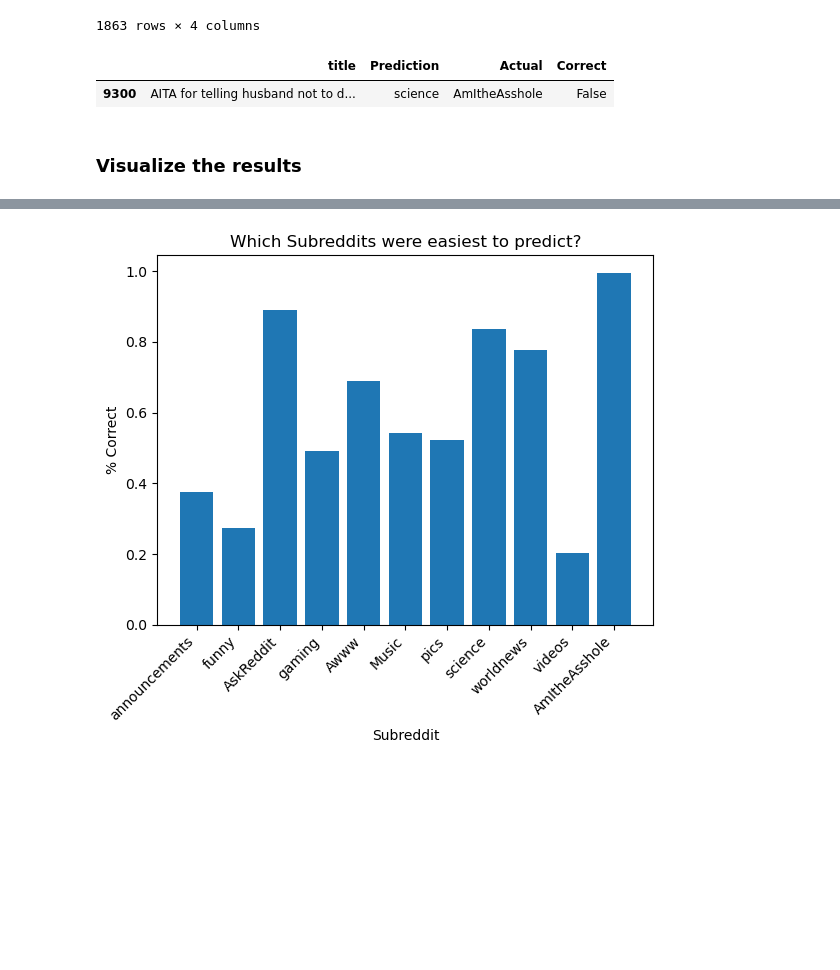
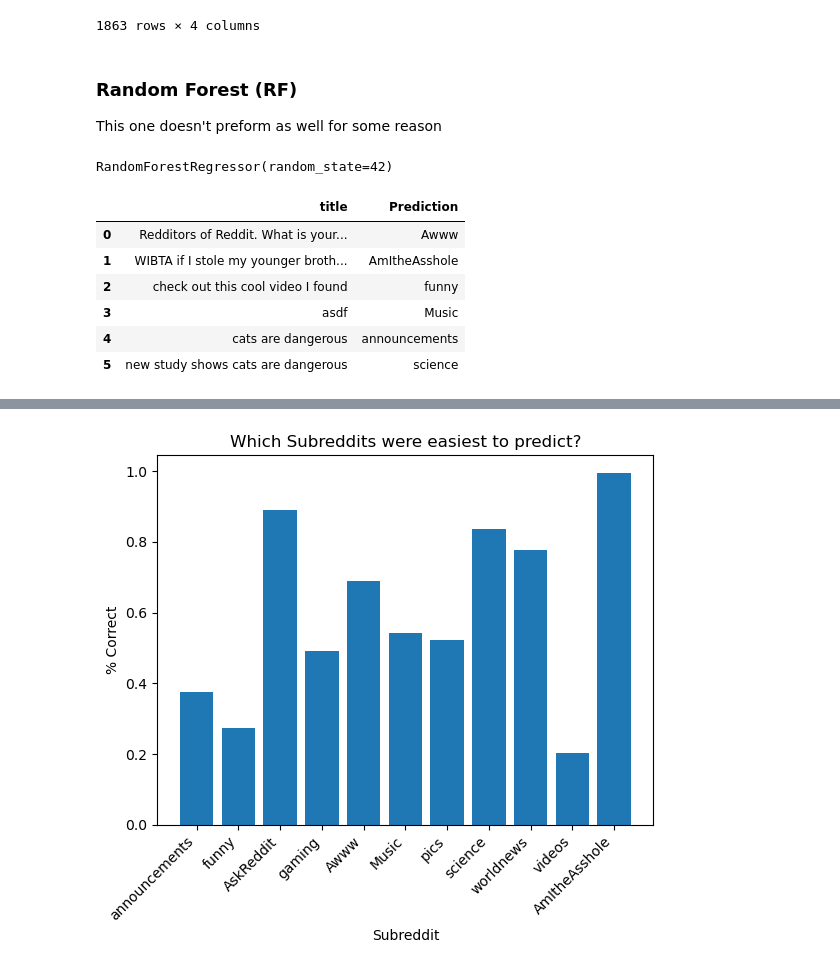
Before and after one commit to rainonej/Reddit-Projects, a Jupyter notebook: Subreddit Prediction.ipynb, the cells around one changed output, grey strips where cells are left out. Cells and saved outputs as stored; diff of their text form; code cells hidden in the pictures; blank space fills up the shorter version.

```diff
--- a/Subreddit Prediction.ipynb
+++ b/Subreddit Prediction.ipynb
@@ -173,10 +206,51 @@ output
 | 343 | Argentine at this moment... | pics | funny | False |
 | 2282 | What's a good starter game to int... | gaming | gaming | True |
 1863 rows × 4 columns
-# %%
-output[(output['Prediction'] == 'science' ) & (output['Actual'] == 'AmItheAsshole')]
-# %% [output]
-|  | title | Prediction | Actual | Correct |
-| 9300 | AITA for telling husband not to d... | science | AmItheAsshole | False |
-# %% [markdown]
-### Visualize the results
+# %% [markdown]
+### Random Forest (RF)
+
+This one doesn't preform as well for some reason
+# %%
+classifierName = 'RF'
+featureName = 'BoW'
+# %%
+# Import the model we are using
+from sklearn.ensemble import RandomForestRegressor
+from sklearn.preprocessing import LabelEncoder
+import numpy as np
+
+# Convert the labels to numerical values
+le = LabelEncoder()
+Y_train_num = np.array(Y_train)
+Y_train_num = le.fit_transform(Y_train_num)
+Y_test_num = le.transform(Y_test)
+
+# Instantiate model with 1000 decision trees
+Models[(featureName, classifierName)] = RandomForestRegressor(n_estimators=100, random_state=42)
+# %%
+
+# Train the model on training data
+Models[(featureName, classifierName)].fit(Features[featureName], Y_train_num)
+# %% [output]
+RandomForestRegressor(random_state=42)
+# %%
+# Test the model on some new data
+new_titles = ['Redditors of Reddit. What is your favorite piece of Reddit history?', 'WIBTA if I stole my younger brothers lunch money?', 'check out this cool video I found', 'asdf', 'cats are dangerous', 'new study shows cats are dangerous']
+new_vectors = Embedding[featureName].transform(new_titles)
+
+new_predictions = Models[(featureName, classifierName)].predict(new_vectors)
+
+output = pd.DataFrame({'title': new_titles, 'Prediction':new_predictions})
+output['Prediction'] = output['Prediction'].map(round)
+output['Prediction'] = le.inverse_transform(output['Prediction'])
+
+#Predictions[(featureName, classifierName)] = output
+output
+# %% [output]
+|  | title | Prediction |
+| 0 | Redditors of Reddit. What is your... | Awww |
+| 1 | WIBTA if I stole my younger broth... | AmItheAsshole |
+| 2 | check out this cool video I found | funny |
+| 3 | asdf | Music |
+| 4 | cats are dangerous | announcements |
+| 5 | new study shows cats are dangerous | science |
```
Also changed, not shown: parts of 33 cells of this notebook.
